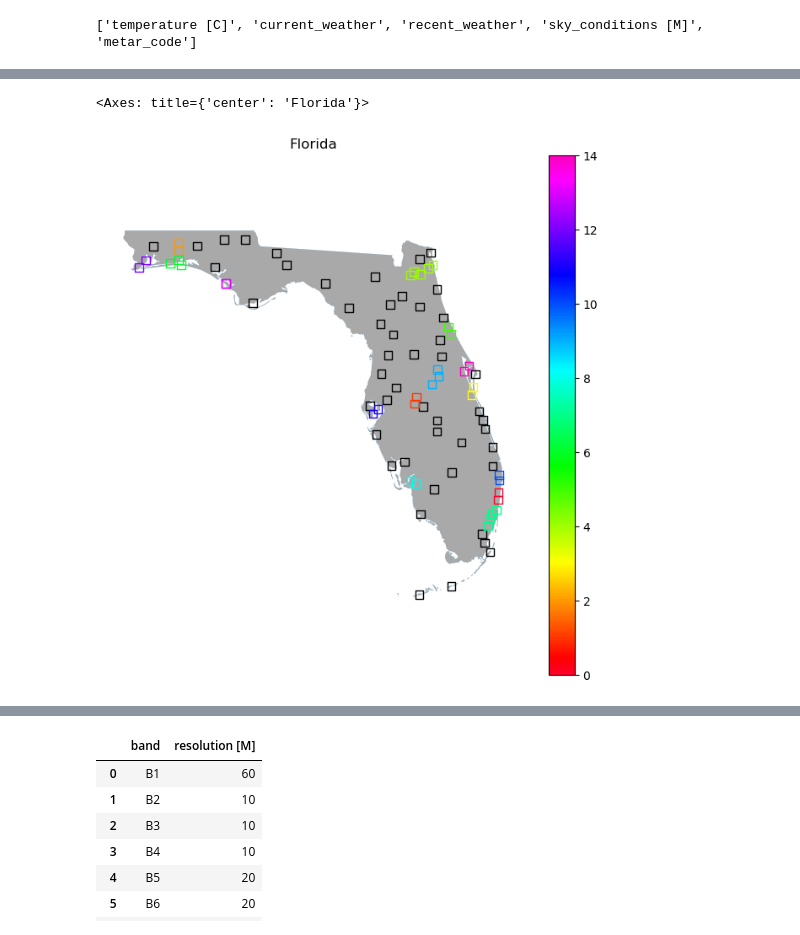
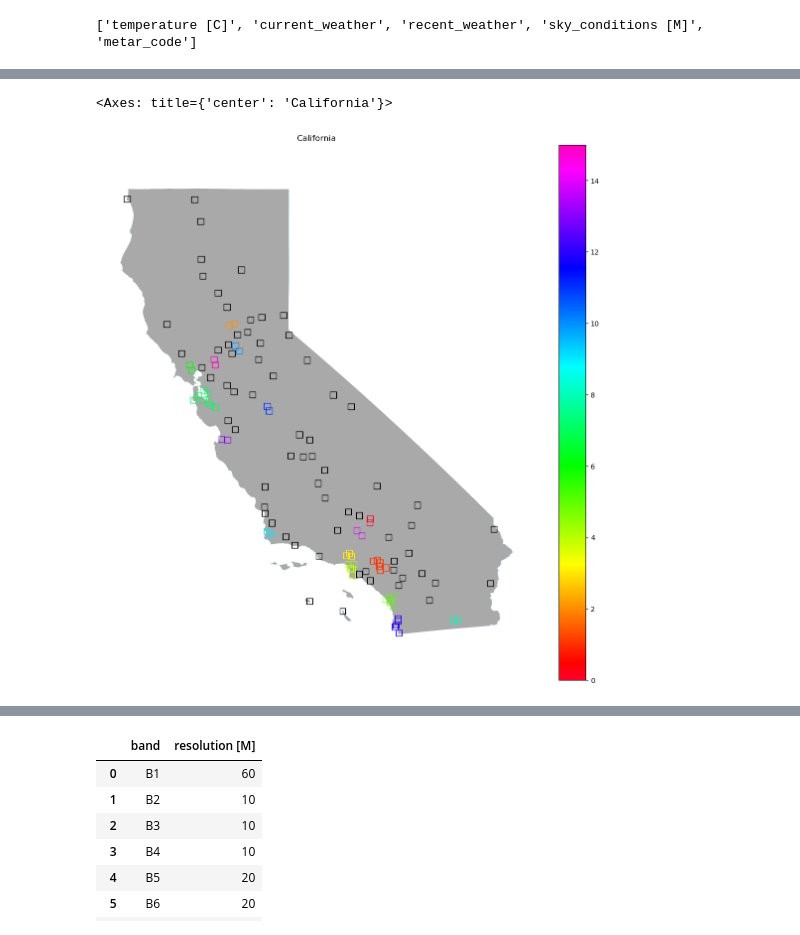
Before and after one commit to ErikWessel/MSCC-Notebooks, a Jupyter notebook: ml_data_preprocessing.ipynb, the cells around one changed output, grey strips where cells are left out. Drawn from its saved outputs; the diff is of its cells as text; code cells hidden in the pictures.

```diff
--- a/ml_data_preprocessing.ipynb
+++ b/ml_data_preprocessing.ipynb
@@ -27,3 +27,6 @@ target_state = 'Florida'
+# %%
+usa_states: gpd.GeoDataFrame = gpd.read_file('input/us_states_5m.geojson')
+usa_states.set_index('NAME', inplace=True)
 # %%
 data_dir = 'data'
 target_dir = os.path.join(data_dir, 'queries', target_state)
@@ -36,7 +39,7 @@ for dir in [data_dir, target_dir, features_dir, preprocessing_dir, dataset_dir]:
 cloud_covers_order = ['CLR', 'FEW', 'SCT', 'BKN', 'OVC']
 # %%
 sentinel_products_metadata = pd.read_csv(os.path.join(preprocessing_dir, 'sentinel_products_metadata.csv'), index_col=0)
-date_columns = ['generationdate', 'ingestiondate']
+date_columns = ['beginposition', 'endposition', 'generationdate', 'ingestiondate']
 for col in date_columns:
     sentinel_products_metadata[col] = pd.to_datetime(sentinel_products_metadata[col], unit='ms', utc=True)
 print(f'Found metadata for {sentinel_products_metadata.shape[0]} sentinel products')
@@ -149,6 +152,5 @@ Text(0.5, 0, 'cloud cover %')
 # %%
-all_metars['timedelta'] = pd.Series(all_metars['datetime'].to_numpy(np.datetime64) \
-    - sentinel_products_metadata.loc[all_metars['product_id']]['generationdate'].to_numpy(np.datetime64))
+all_metars['timedelta'] = all_metars.apply(lambda row: row['datetime'].to_numpy() - sentinel_products_metadata.loc[row['product_id']]['beginposition'].to_numpy(), axis=1)
 # %%
 all_metars['datetime'].iloc[0]
 # %% [output]
@@ -209,6 +212,6 @@ print(type(area_of_interest))
 # %%
-def plot_florida(ax:plt.Axes, color:str):
-    area_of_interest_df['geometry'].buffer(0).boundary.plot(ax=ax, facecolor=color, alpha=1.0, linewidth=0.1, zorder=1)
+def plot_area_of_interest(ax:plt.Axes, color:str):
+    gpd.GeoSeries(usa_states.loc[target_state].geometry.buffer(0).boundary).plot(ax=ax, facecolor=color, alpha=1.0, linewidth=0.1, zorder=1)
 # %%
 def reproject_point(point:Point, crs_from, crs_to) -> Point:
     return Point(rasterio.warp.transform_geom(crs_from, crs_to, point)['coordinates'])
@@ -299,19 +303,19 @@ remaining_stations_metadata.plot(
 # %%
-fig, ax = plt.subplots(figsize=(8,8))
+fig, ax = plt.subplots(figsize=(14, 14))
 ax.set_aspect('equal', 'datalim')
-ax.set_title('Florida')
+ax.set_title(target_state)
 ax.axis(False)
-plot_florida(ax, 'darkgray')
+plot_area_of_interest(ax, 'darkgray')
 
 remaining_stations_metadata[remaining_stations_metadata['cluster'] == -1].plot(
     ax=ax, facecolor='none', edgecolor='black', legend=True
 )
 remaining_stations_metadata[remaining_stations_metadata['cluster'] != -1].plot(
     column='cluster', ax=ax, facecolor='none', colormap='gist_rainbow', legend=True
 )
 # %% [output]
-<Axes: title={'center': 'Florida'}>
+<Axes: title={'center': 'California'}>
-[figure, old version]
+[figure, new version]
 # %%
 cloud_covers = pd.DataFrame([available_metars['station'], available_metars['sky_conditions [M]']]).T
 cloud_covers['cloud cover'] = cloud_covers['sky_conditions [M]'].apply(lambda sky_conditions: [cond.cover for cond in sky_conditions])
```
Also changed, not shown: parts of 60 cells of this notebook.
